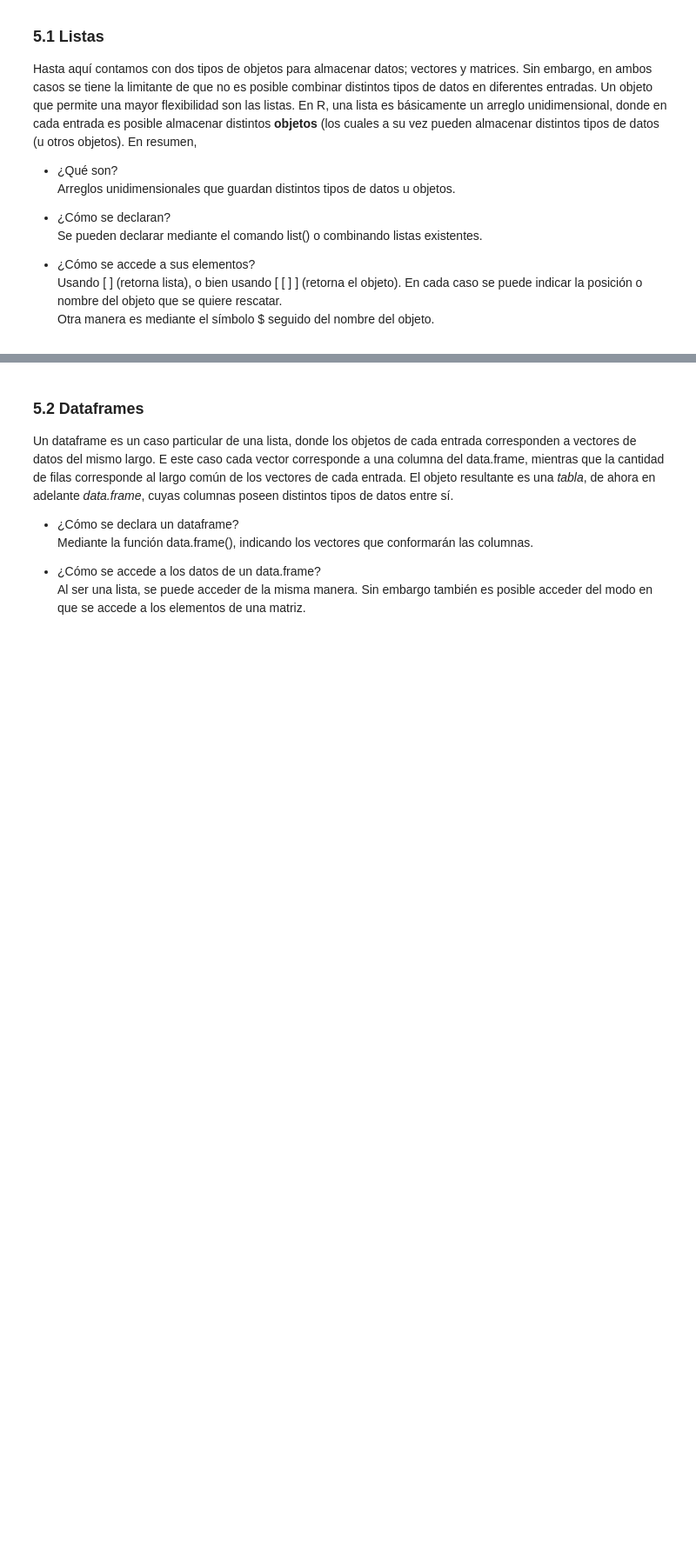
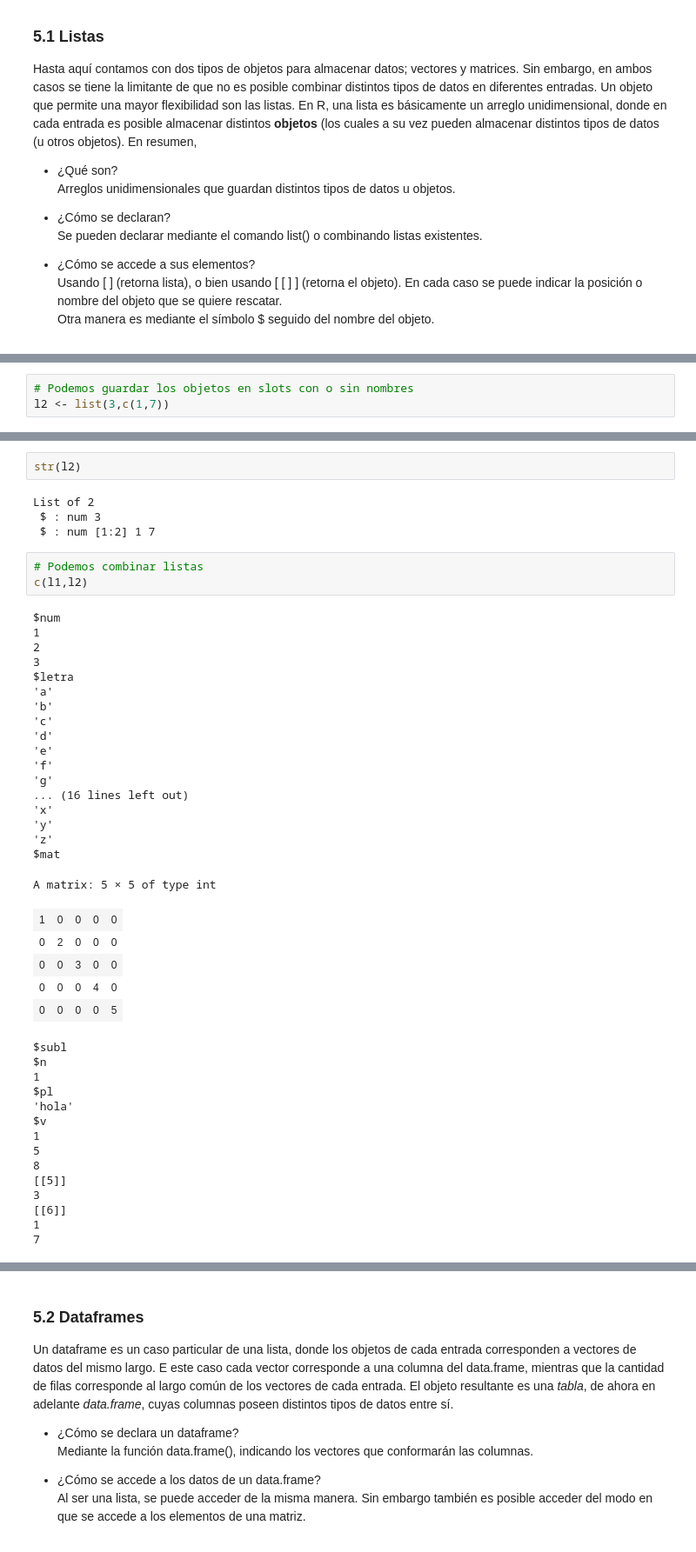
Before and after one commit to majorquev/DBDC_202406_Programacion_en_R_para_ciencia_de_datos, a Jupyter notebook: Clases/C2/Clase_2_02_listas_y_dataframes.ipynb, the cells around one changed output, grey strips where cells are left out. Shown at 87% size. Saved outputs shown, nothing was run; the diff lists cells and outputs as text; blank space fills up the shorter version.

```diff
--- a/Clases/C2/Clase_2_02_listas_y_dataframes.ipynb
+++ b/Clases/C2/Clase_2_02_listas_y_dataframes.ipynb
@@ -61,0 +97,3 @@ En resumen,
+# %%
+# Podemos guardar los objetos en slots con o sin nombres
+l2 <- list(3,c(1,7))
@@ -61,0 +108,47 @@ En resumen,
+# %%
+str(l2)
+# %% [output]
+List of 2
+ $ : num 3
+ $ : num [1:2] 1 7
+# %%
+# Podemos combinar listas
+c(l1,l2)
+# %% [output]
+$num
+1
+2
+3
+$letra
+'a'
+'b'
+'c'
+'d'
+'e'
+'f'
+'g'
+... (16 lines left out)
+'x'
+'y'
+'z'
+$mat
+A matrix: 5 × 5 of type int
+| 1 | 0 | 0 | 0 | 0 |
+| 0 | 2 | 0 | 0 | 0 |
+| 0 | 0 | 3 | 0 | 0 |
+| 0 | 0 | 0 | 4 | 0 |
+| 0 | 0 | 0 | 0 | 5 |
+$subl
+$n
+1
+$pl
+'hola'
+$v
+1
+5
+8
+[[5]]
+3
+[[6]]
+1
+7
```
Also changed, not shown: parts of 62 cells of this notebook.
